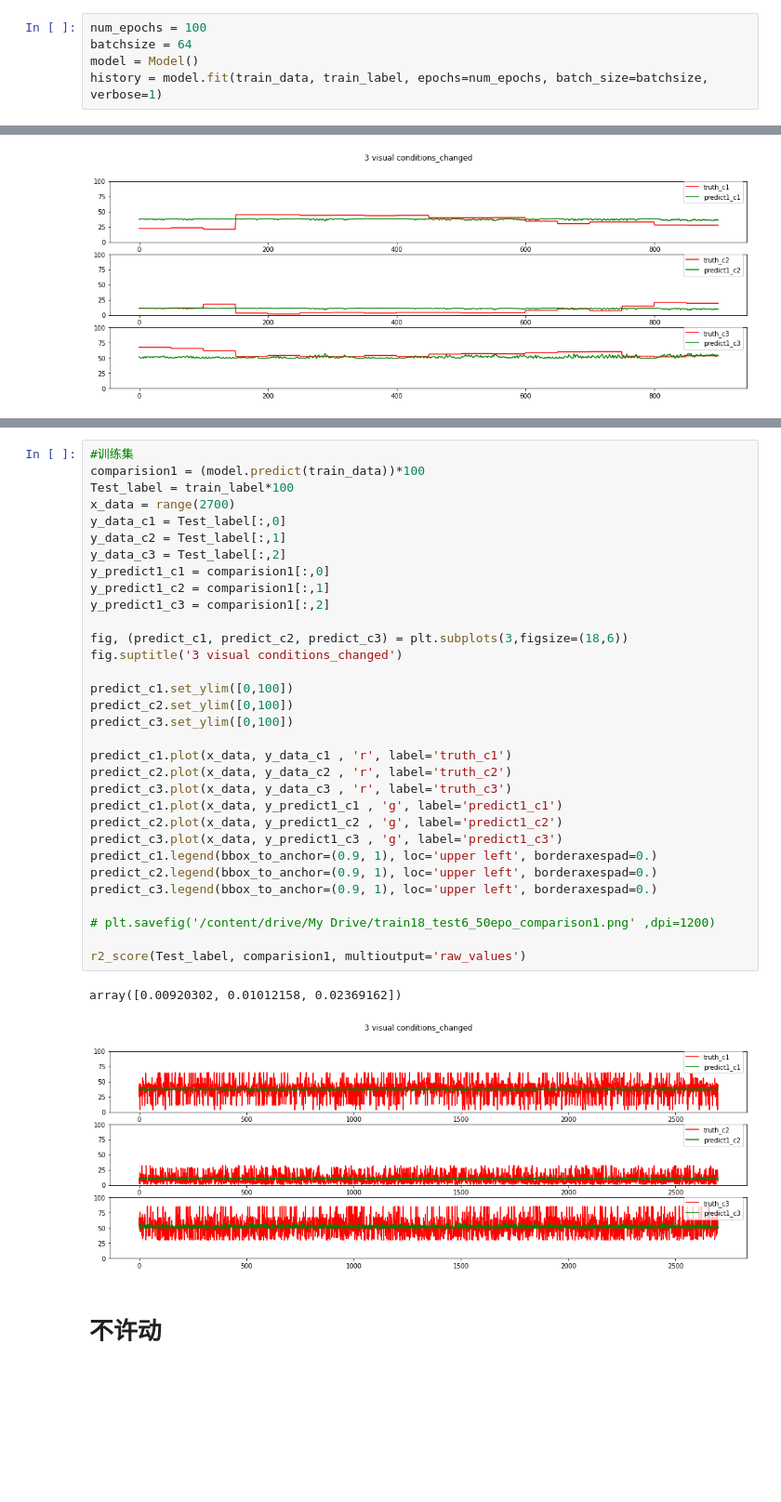
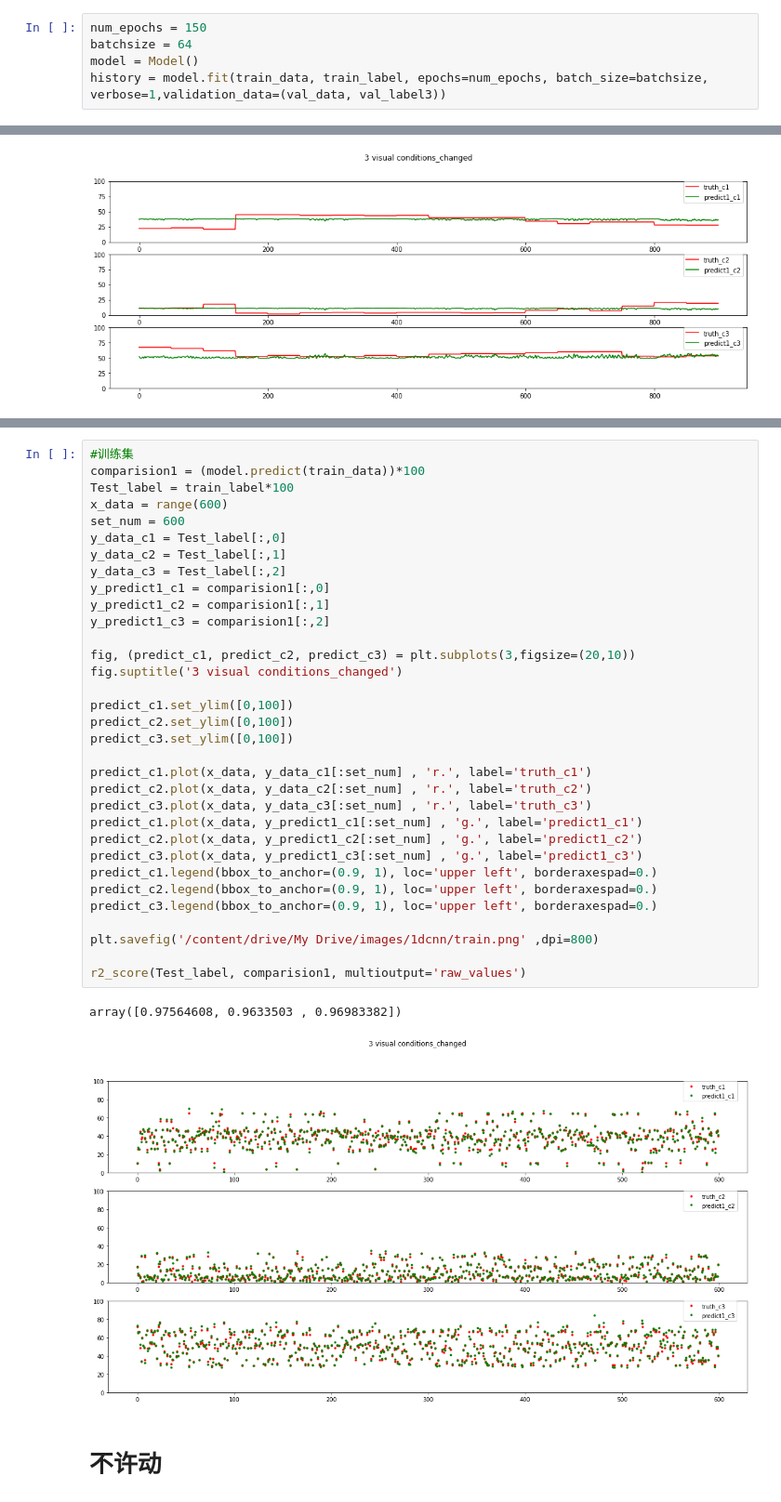
Before and after one commit to chyan0411/Thesis, a Jupyter notebook: colab/Colab Notebooks/half/half_30Matrix_run_file.ipynb, the cells around one changed output, grey strips where cells are left out. Shown at 93% size. Saved outputs shown, nothing was run; the diff lists cells and outputs as text; blank space fills up the shorter version.

```diff
--- a/colab/Colab Notebooks/half/half_30Matrix_run_file.ipynb
+++ b/colab/Colab Notebooks/half/half_30Matrix_run_file.ipynb
@@ -207,8 +294,8 @@ def Model():
                 metrics = ['mae'])
   return model
 # %%
-num_epochs = 100
+num_epochs = 150
 batchsize = 64
 model = Model()
-history = model.fit(train_data, train_label, epochs=num_epochs, batch_size=batchsize, verbose=1)
+history = model.fit(train_data, train_label, epochs=num_epochs, batch_size=batchsize, verbose=1,validation_data=(val_data, val_label3))
 # %% [output]
@@ -334,38 +432,39 @@ array([-0.03411238, -0.2271912 , -1.48371741])
 # %%
 #训练集
 comparision1 = (model.predict(train_data))*100
 Test_label = train_label*100
-x_data = range(2700)
+x_data = range(600)
+set_num = 600
 y_data_c1 = Test_label[:,0]
 y_data_c2 = Test_label[:,1]
 y_data_c3 = Test_label[:,2]
 y_predict1_c1 = comparision1[:,0]
 y_predict1_c2 = comparision1[:,1]
 y_predict1_c3 = comparision1[:,2]
 
-fig, (predict_c1, predict_c2, predict_c3) = plt.subplots(3,figsize=(18,6))
+fig, (predict_c1, predict_c2, predict_c3) = plt.subplots(3,figsize=(20,10))
 fig.suptitle('3 visual conditions_changed')
 
 predict_c1.set_ylim([0,100])
 predict_c2.set_ylim([0,100])
 predict_c3.set_ylim([0,100])
 
-predict_c1.plot(x_data, y_data_c1 , 'r', label='truth_c1')
-predict_c2.plot(x_data, y_data_c2 , 'r', label='truth_c2')
-predict_c3.plot(x_data, y_data_c3 , 'r', label='truth_c3')
-predict_c1.plot(x_data, y_predict1_c1 , 'g', label='predict1_c1')
-predict_c2.plot(x_data, y_predict1_c2 , 'g', label='predict1_c2')
-predict_c3.plot(x_data, y_predict1_c3 , 'g', label='predict1_c3')
+predict_c1.plot(x_data, y_data_c1[:set_num] , 'r.', label='truth_c1')
+predict_c2.plot(x_data, y_data_c2[:set_num] , 'r.', label='truth_c2')
+predict_c3.plot(x_data, y_data_c3[:set_num] , 'r.', label='truth_c3')
+predict_c1.plot(x_data, y_predict1_c1[:set_num] , 'g.', label='predict1_c1')
+predict_c2.plot(x_data, y_predict1_c2[:set_num] , 'g.', label='predict1_c2')
+predict_c3.plot(x_data, y_predict1_c3[:set_num] , 'g.', label='predict1_c3')
 predict_c1.legend(bbox_to_anchor=(0.9, 1), loc='upper left', borderaxespad=0.)
 predict_c2.legend(bbox_to_anchor=(0.9, 1), loc='upper left', borderaxespad=0.)
 predict_c3.legend(bbox_to_anchor=(0.9, 1), loc='upper left', borderaxespad=0.)
 
-# plt.savefig('/content/drive/My Drive/train18_test6_50epo_comparison1.png' ,dpi=1200)
+plt.savefig('/content/drive/My Drive/images/1dcnn/train.png' ,dpi=800)
 
 r2_score(Test_label, comparision1, multioutput='raw_values')
 # %% [output]
-array([0.00920302, 0.01012158, 0.02369162])
+array([0.97564608, 0.9633503 , 0.96983382])
-[figure, old version]
+[figure, new version]
 # %% [markdown]
 # 不许动
 # %%
```
Also changed, not shown: parts of 11 cells of this notebook, 18 other files.
